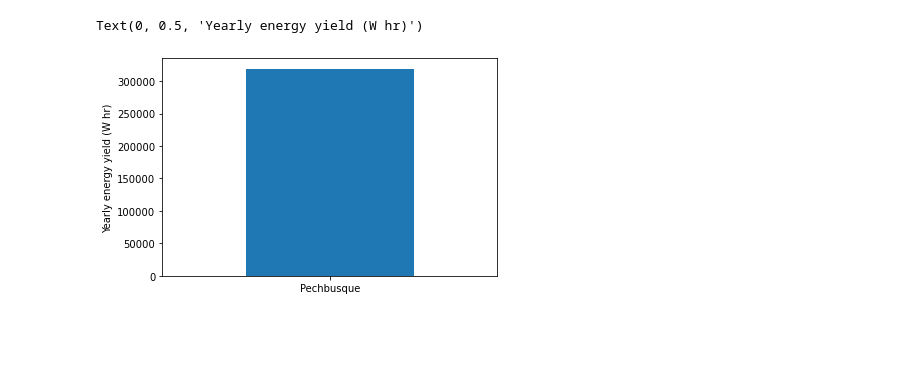
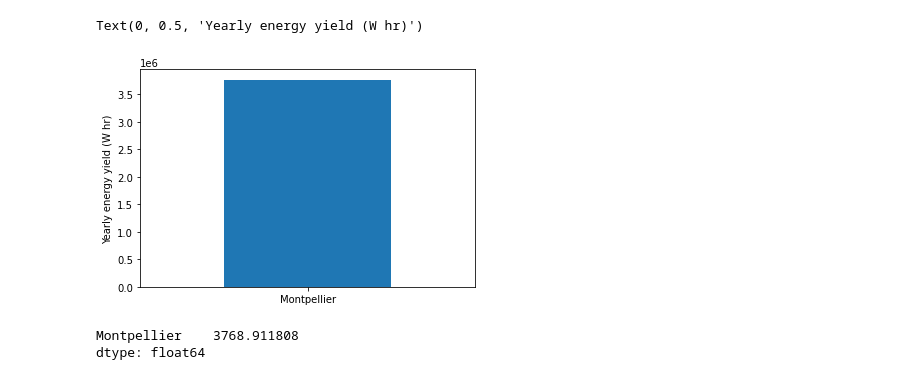
Before and after one commit to BenjaminDeporte/PV, a Jupyter notebook: Code/TutoPVlib.ipynb, the cells around one changed output. Drawn from its saved outputs; the diff is of its cells as text; code cells hidden in the pictures; blank space fills up the shorter version.

```diff
--- a/Code/TutoPVlib.ipynb
+++ b/Code/TutoPVlib.ipynb
@@ -9,5 +9,6 @@ import pvlib
 # latitude, longitude, name, altitude, timezone
 
 coordinates = [
-    (43.5, 1.47, 'Pechbusque', 270, 'utc')
+    # (43.5, 1.47, 'Pechbusque', 270.0, 'Europe/Paris'),
+    (43.58, 3.97, 'Montpellier', 6, 'Europe/Paris')
 ]
@@ -13,0 +88,23 @@ coordinates = [
+# %%
+#-----------------------------------------------------------------------------------------------------
+#--- Onduleur Référence : SMA Tripower 8.0 -----------------------------------------------------------
+#-----------------------------------------------------------------------------------------------------
+
+inverter_sma_tri_ref_8kVA = {
+    "Vac" : 480.0, # Nominal voltage, -- inchangé -- essai à 230 : non, essai à 380 neg ; essai à 480
+    "Pso" : 44.0, # Power consumption during operation -- inchangé
+    "Paco" : 8000.0, # Maximum AC power - ok
+    "Pdco" : 15000.0, # Maximum DC power - changé de 12000 à 15000
+    "Vdco" : 580.0, # Nominal DC voltage - changé de 600 à 580
+    "C0" : -7.06449e-07, # Curvature between AC power and DC power W−1 : data du SMA STP 12000TL db CEC -- inchangé
+    "C1" : -3.5e-05, # Coefficient of Pd c,0 variation with DC input voltage V−1 : data du SMA STP 12000TL db CEC -- inchangé
+    "C2" : -0.000328, # Coefficient of Pso variation with DC input voltage V−1 : data du SMA STP 12000TL db CEC -- inchangé
+    "C3" : -0.001748, # Coefficient of C0 variation with DC input voltage V−1 : data du SMA STP 12000TL db CEC -- inchangé
+    "Pnt" : 3.6, # Inverter night time loss : ? -- inchangé -- essai à 3.6
+    "Vdcmax" : 1000.0, # Maximum DC voltage -- ok
+    "Idcmax" : 20.0, # Maximum DC current -- ok
+    "Mppt_low" : 260.0, # min MPP voltage -- changé de 330 à 260
+    "Mppt_high" : 800.0, # max MPP voltage -- inchangé
+    "CEC_Date" : "N/A",
+    "CEC_Type" : "N/A"
+}
@@ -32,6 +160,9 @@ for location in coordinates:
     weather.index.name = "utc_time"
 
     tmys.append(weather)
+# %%
+module = module_trina_vertex_405
+inverter = inverter_sma_tri_ref_8kVA
 # %%
 # Design PV OOP
 
@@ -47,33 +178,41 @@ for location, weather in zip(coordinates, tmys):
     location = Location(
         latitude,
         longitude,
         name=name,
         altitude=altitude,
         tz=timezone,
     )
 
-    mount = FixedMount(surface_tilt=latitude, surface_azimuth=180)
+    mount = FixedMount(surface_tilt=0.0, surface_azimuth=180.0)
 
     array = Array(
         mount=mount,
         module_parameters=module,
         temperature_model_parameters=temperature_model_parameters,
+        modules_per_string=21,
+        strings=1
     )
 
     system = PVSystem(arrays=[array], inverter_parameters=inverter)
 
-    mc = ModelChain(system, location)
+    mc = ModelChain(system, location,
+                    spectral_model='no_loss')  # on essaie spectral model = no loss...
 
     mc.run_model(weather)
     annual_energy = mc.results.ac.sum()
 
     energies[name] = annual_energy
 
 energies = pd.Series(energies)
 
 energies.plot(kind='bar', rot=0)
 
 plt.ylabel('Yearly energy yield (W hr)')
 # %% [output]
 Text(0, 0.5, 'Yearly energy yield (W hr)')
-[figure, old version]
+[figure, new version]
+# %%
+print(f"{energies/1000}")
+# %% [output]
+Montpellier    3768.911808
+dtype: float64
```
Also changed, not shown: parts of 14 cells of this notebook, 1 other file.
